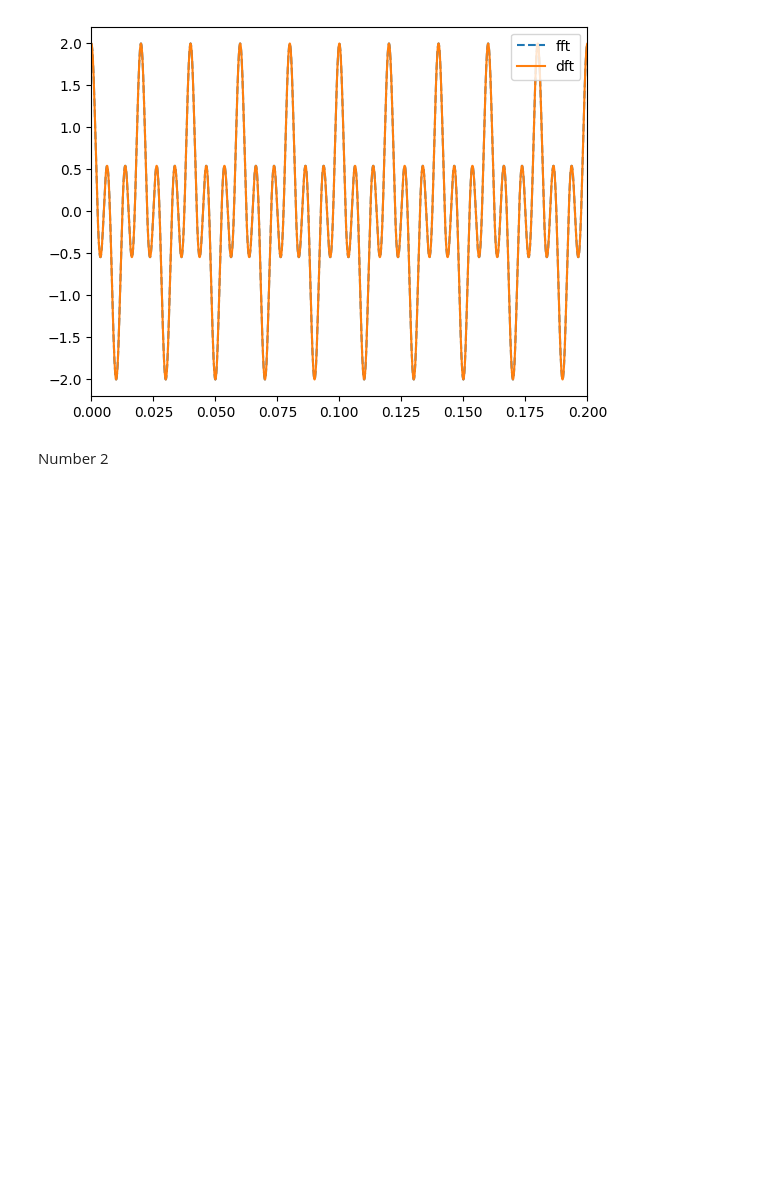
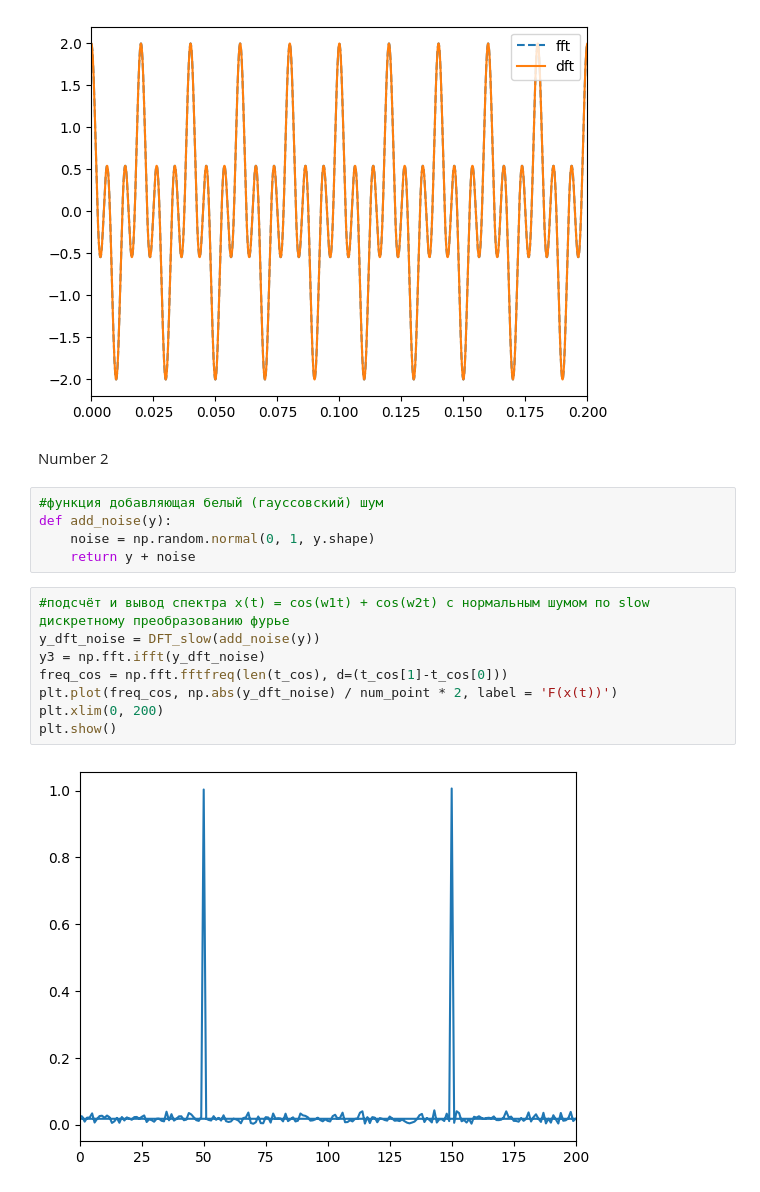
Before and after one commit to NikitaGoltsev/Digital_signals, a Jupyter notebook: lab2.ipynb, the cells around one changed output. Drawn from its saved outputs; the diff is of its cells as text; blank space fills up the shorter version.

```diff
--- a/lab2.ipynb
+++ b/lab2.ipynb
@@ -61,3 +61,18 @@ plt.show()
 [figure]
 # %% [markdown]
 Number 2
+# %%
+#функция добавляющая белый (гауссовский) шум
+def add_noise(y):
+    noise = np.random.normal(0, 1, y.shape)
+    return y + noise
+# %%
+#подсчёт и вывод спектра x(t) = cos(w1t) + cos(w2t) с нормальным шумом по slow дискретному преобразованию фурье
+y_dft_noise = DFT_slow(add_noise(y))
+y3 = np.fft.ifft(y_dft_noise)
+freq_cos = np.fft.fftfreq(len(t_cos), d=(t_cos[1]-t_cos[0]))
+plt.plot(freq_cos, np.abs(y_dft_noise) / num_point * 2, label = 'F(x(t))')
+plt.xlim(0, 200)
+plt.show()
+# %% [output]
+[figure, added]
```
Also changed, not shown: parts of 6 cells of this notebook.
